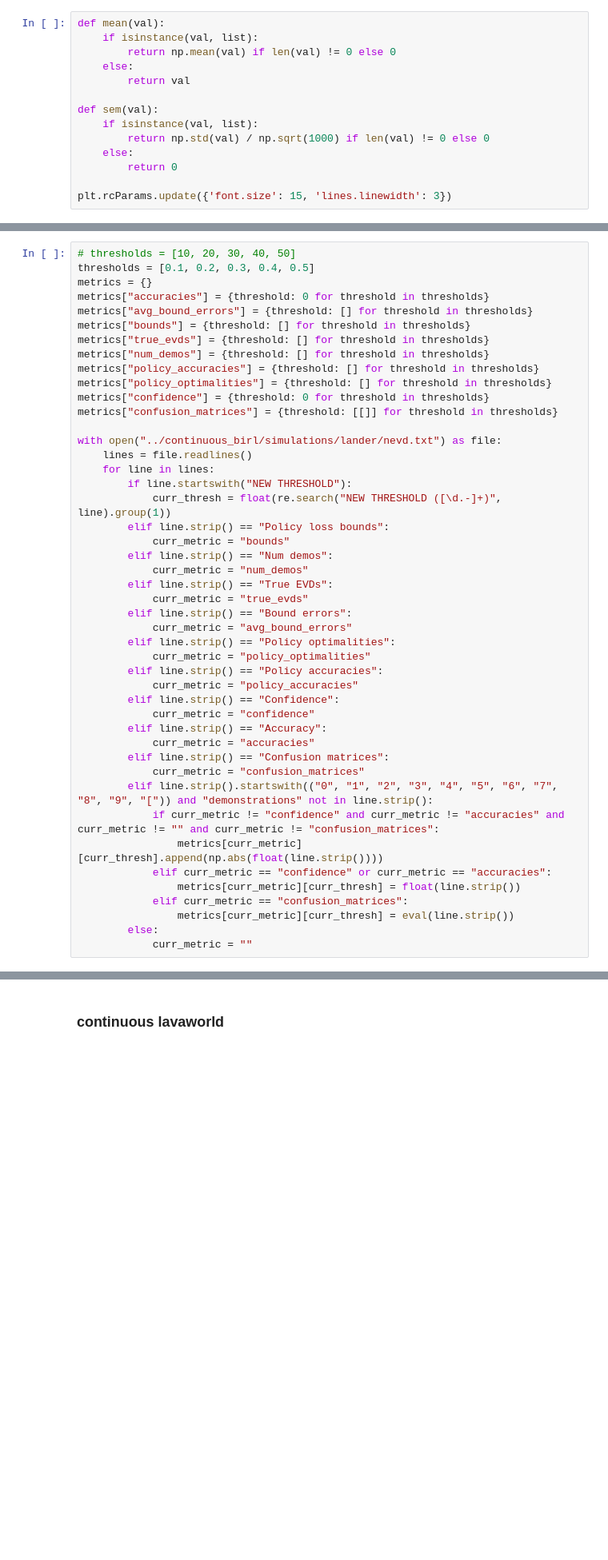
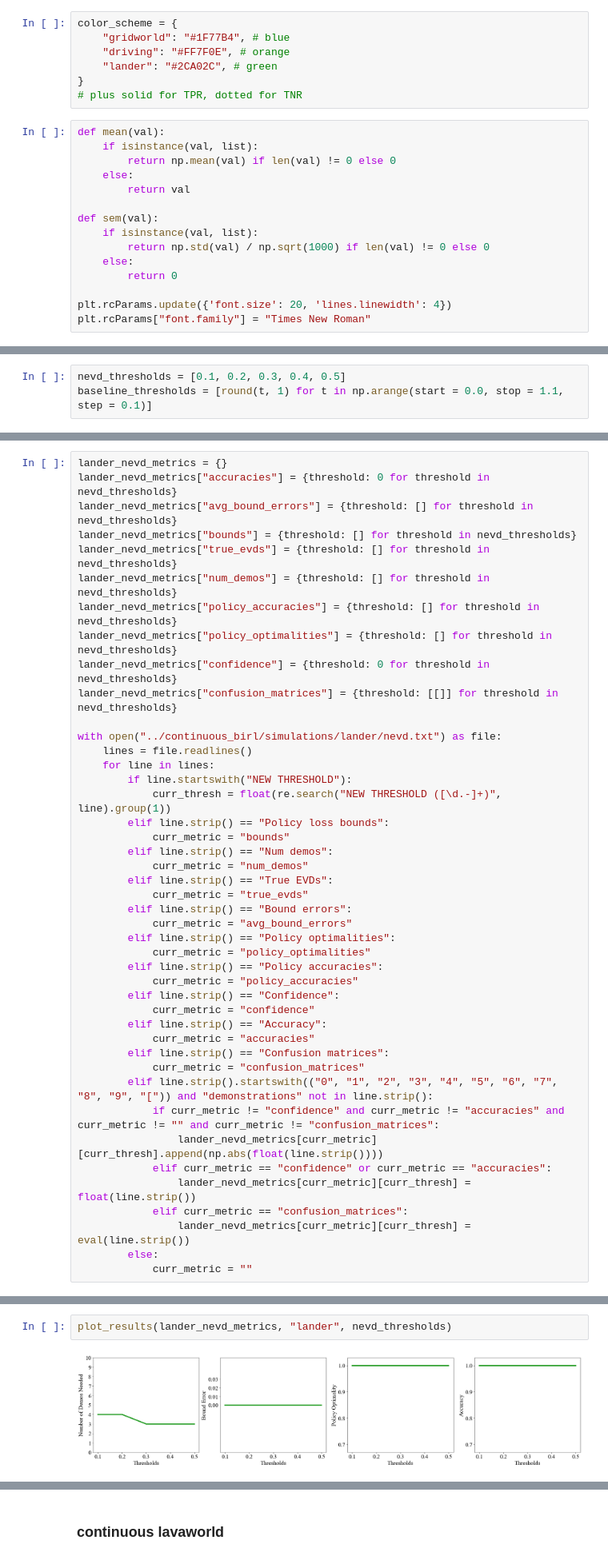
Before and after one commit to dsbrown1331/birl, a Jupyter notebook: plots.ipynb, the cells around one changed output, grey strips where cells are left out. Shown at 80% size. Cells and saved outputs as stored; diff of their text form; blank space fills up the shorter version.

Commit message:
refactor plotting

```diff
--- a/plots.ipynb
+++ b/plots.ipynb
@@ -5,6 +5,13 @@ import re
 import matplotlib.pyplot as plt
 import math
 import seaborn as sns
+# %%
+color_scheme = {
+    "gridworld": "#1F77B4", # blue
+    "driving": "#FF7F0E", # orange
+    "lander": "#2CA02C", # green
+}
+# plus solid for TPR, dotted for TNR
 # %%
 def mean(val):
     if isinstance(val, list):
@@ -18,4 +25,5 @@ def sem(val):
     else:
         return 0
 
-plt.rcParams.update({'font.size': 15, 'lines.linewidth': 3})
+plt.rcParams.update({'font.size': 20, 'lines.linewidth': 4})
+plt.rcParams["font.family"] = "Times New Roman"
@@ -31 +131,4 @@ plt.show()
+# %%
+nevd_thresholds = [0.1, 0.2, 0.3, 0.4, 0.5]
+baseline_thresholds = [round(t, 1) for t in np.arange(start = 0.0, stop = 1.1, step = 0.1)]
 # %% [markdown]
@@ -33,16 +136,14 @@ plt.show()
 # %%
-# thresholds = [10, 20, 30, 40, 50]
-thresholds = [0.1, 0.2, 0.3, 0.4, 0.5]
-metrics = {}
-metrics["accuracies"] = {threshold: 0 for threshold in thresholds}
-metrics["avg_bound_errors"] = {threshold: [] for threshold in thresholds}
-metrics["bounds"] = {threshold: [] for threshold in thresholds}
-metrics["true_evds"] = {threshold: [] for threshold in thresholds}
-metrics["num_demos"] = {threshold: [] for threshold in thresholds}
-metrics["policy_accuracies"] = {threshold: [] for threshold in thresholds}
-metrics["policy_optimalities"] = {threshold: [] for threshold in thresholds}
-metrics["confidence"] = {threshold: 0 for threshold in thresholds}
-metrics["confusion_matrices"] = {threshold: [[]] for threshold in thresholds}
+lander_nevd_metrics = {}
+lander_nevd_metrics["accuracies"] = {threshold: 0 for threshold in nevd_thresholds}
+lander_nevd_metrics["avg_bound_errors"] = {threshold: [] for threshold in nevd_thresholds}
+lander_nevd_metrics["bounds"] = {threshold: [] for threshold in nevd_thresholds}
+lander_nevd_metrics["true_evds"] = {threshold: [] for threshold in nevd_thresholds}
+lander_nevd_metrics["num_demos"] = {threshold: [] for threshold in nevd_thresholds}
+lander_nevd_metrics["policy_accuracies"] = {threshold: [] for threshold in nevd_thresholds}
+lander_nevd_metrics["policy_optimalities"] = {threshold: [] for threshold in nevd_thresholds}
+lander_nevd_metrics["confidence"] = {threshold: 0 for threshold in nevd_thresholds}
+lander_nevd_metrics["confusion_matrices"] = {threshold: [[]] for threshold in nevd_thresholds}
 
 with open("../continuous_birl/simulations/lander/nevd.txt") as file:
     lines = file.readlines()
@@ -69,10 +170,10 @@ with open("../continuous_birl/simulations/lander/nevd.txt") as file:
             curr_metric = "confusion_matrices"
         elif line.strip().startswith(("0", "1", "2", "3", "4", "5", "6", "7", "8", "9", "[")) and "demonstrations" not in line.strip():
             if curr_metric != "confidence" and curr_metric != "accuracies" and curr_metric != "" and curr_metric != "confusion_matrices":
-                metrics[curr_metric][curr_thresh].append(np.abs(float(line.strip())))
+                lander_nevd_metrics[curr_metric][curr_thresh].append(np.abs(float(line.strip())))
             elif curr_metric == "confidence" or curr_metric == "accuracies":
-                metrics[curr_metric][curr_thresh] = float(line.strip())
+                lander_nevd_metrics[curr_metric][curr_thresh] = float(line.strip())
             elif curr_metric == "confusion_matrices":
-                metrics[curr_metric][curr_thresh] = eval(line.strip())
+                lander_nevd_metrics[curr_metric][curr_thresh] = eval(line.strip())
         else:
             curr_metric = ""
@@ -181,0 +180,4 @@ plt.show()
+# %%
+plot_results(lander_nevd_metrics, "lander", nevd_thresholds)
+# %% [output]
+[figure, added]
```
Also changed, not shown: parts of 18 cells of this notebook, 2 other files.
